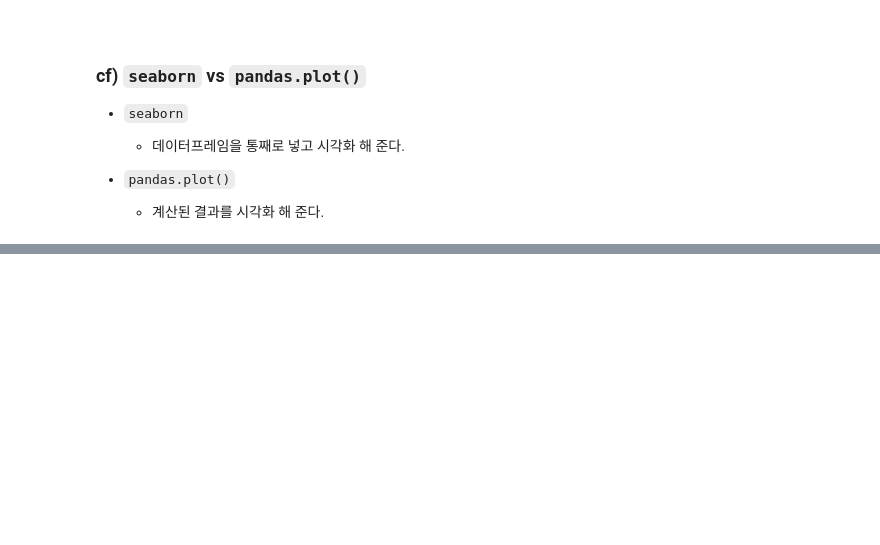
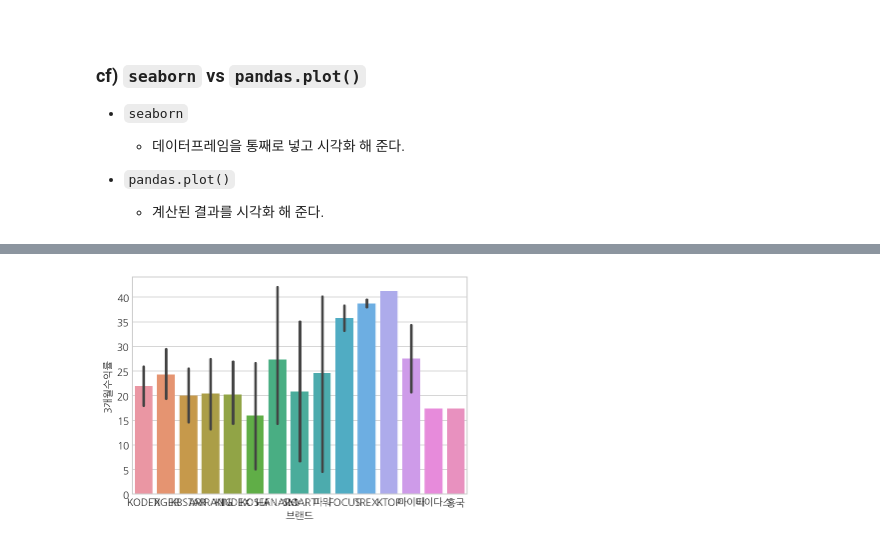
Before and after one commit to zgotter/financial-data-analysis-with-python, a Jupyter notebook: 09_ETF-data-analysis-and-visualization.ipynb, the cells around one changed output, grey strips where cells are left out. Saved outputs shown, nothing was run; the diff lists cells and outputs as text; code cells hidden in the pictures; blank space fills up the shorter version.

```diff
--- a/09_ETF-data-analysis-and-visualization.ipynb
+++ b/09_ETF-data-analysis-and-visualization.ipynb
@@ -645,0 +715,5 @@ pd.crosstab(df['레버리지'], df['브랜드'], normalize=True) * 100
+# %%
+sns.barplot(data=df, x='브랜드', y='3개월수익률')
+plt.show()
+# %% [output]
+[figure, added]
```
Also changed, not shown: parts of 39 cells of this notebook, 2 other files.
